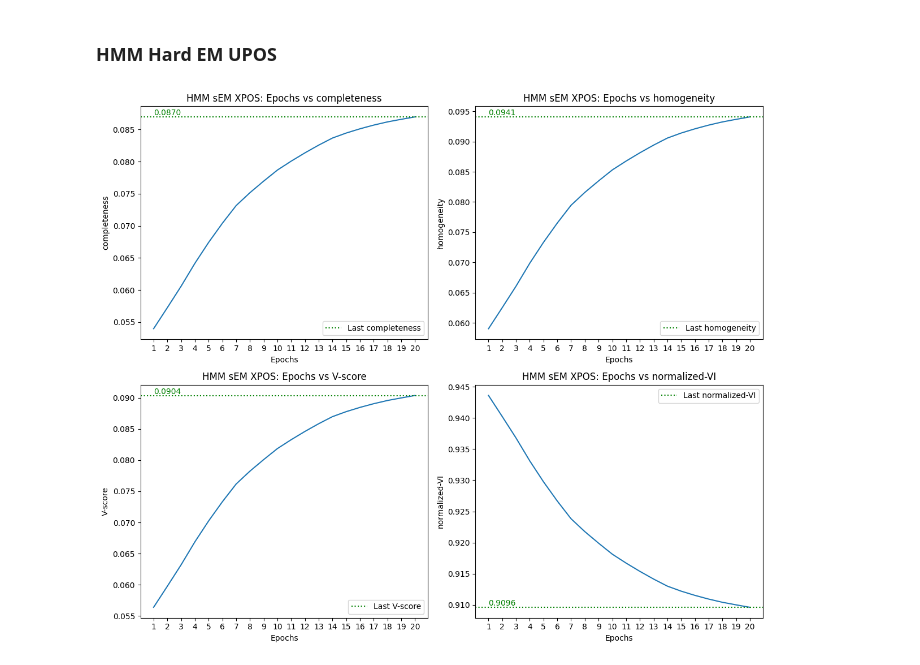
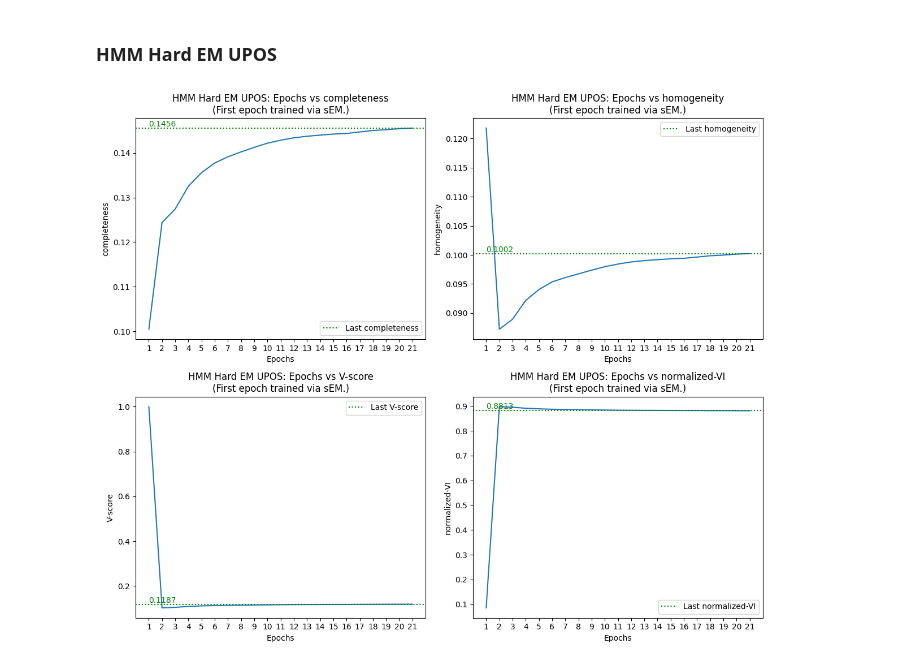
Before and after one commit to amoghvk21/NLP-assignment-3, a Jupyter notebook: skeleton_code/results_parser.ipynb, the cells around one changed output. Drawn from its saved outputs; the diff is of its cells as text; code cells hidden in the pictures.

```diff
--- a/skeleton_code/results_parser.ipynb
+++ b/skeleton_code/results_parser.ipynb
@@ -131,7 +131,7 @@ plt.show()
 # %% [markdown]
 ### HMM Hard EM UPOS
 # %%
-FILE_PREFIX = "hmm-hard-em-upos"
+FILE_PREFIX = "hmm-hard-em-upos_2"
 FIELDS = ["completeness", "homogeneity", "V-score", "normalized-VI"]
 
 all_results = pandas.read_csv(f"./results/{FILE_PREFIX}/{FILE_PREFIX}-all-stages.csv")
@@ -141,32 +141,32 @@ axes = axes.flatten()
 
 for i, FIELD in enumerate(FIELDS):
 
     ax = axes[i]
 
     last_value = all_results[FIELD].iloc[-1]
 
     ax.plot(all_results["epoch"], all_results[FIELD])
     ax.set_xticks(all_results["epoch"].unique())
 
     ax.axhline(
         y=last_value,
         color='g',
         linestyle=':',
         label=f'Last {FIELD}'
     )
 
     ax.text(
         all_results["epoch"].min(), last_value,
         f"{last_value:.4f}",
         va='bottom', ha='left', color='g'
     )
 
-    ax.set_title(f"HMM sEM XPOS: Epochs vs {FIELD}")
+    ax.set_title(f"HMM Hard EM UPOS: Epochs vs {FIELD}\n(First epoch trained via sEM.)")
     ax.set_xlabel("Epochs")
     ax.set_ylabel(f"{FIELD}")
     ax.legend()
 
 plt.tight_layout()
 plt.show()
 # %% [output]
-[figure, old version]
+[figure, new version]
```
Also changed, not shown: parts of 1 cell of this notebook, 40 other files.
